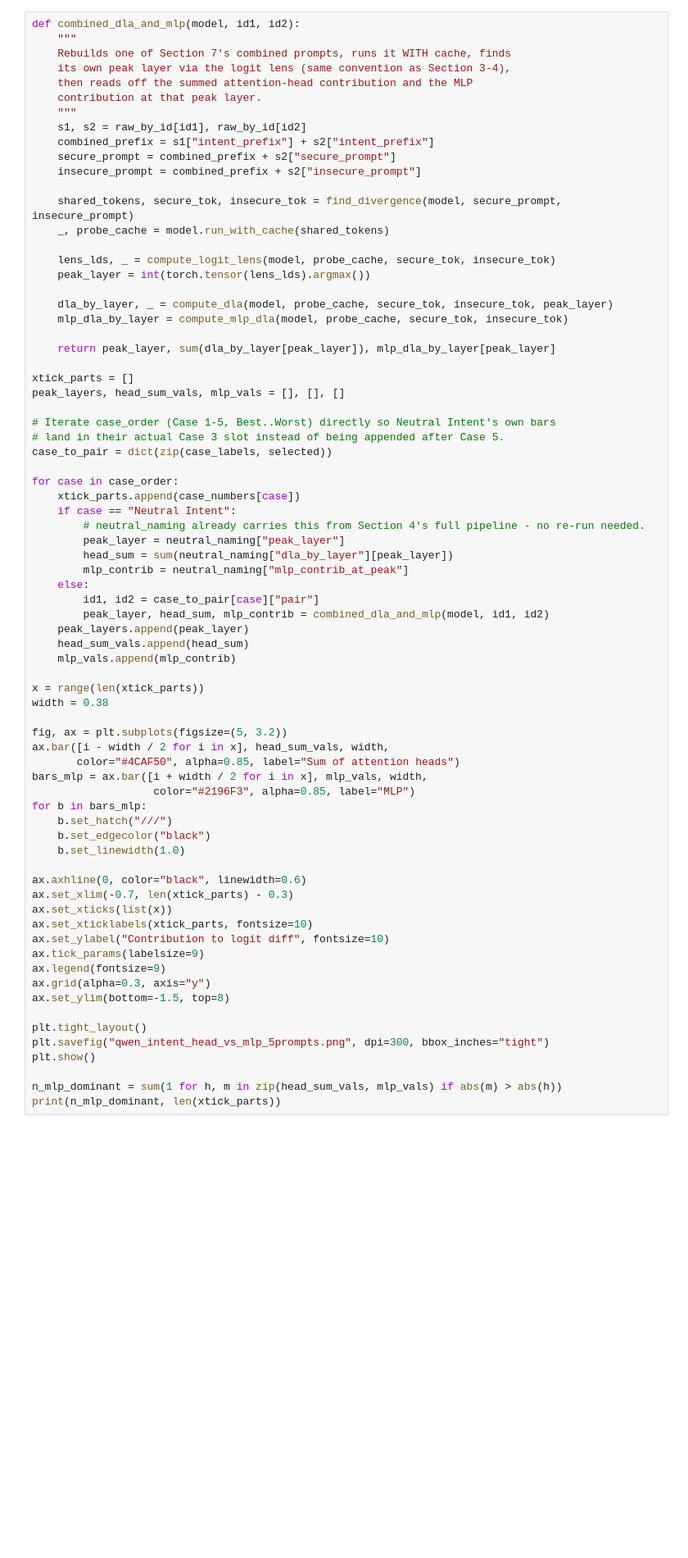
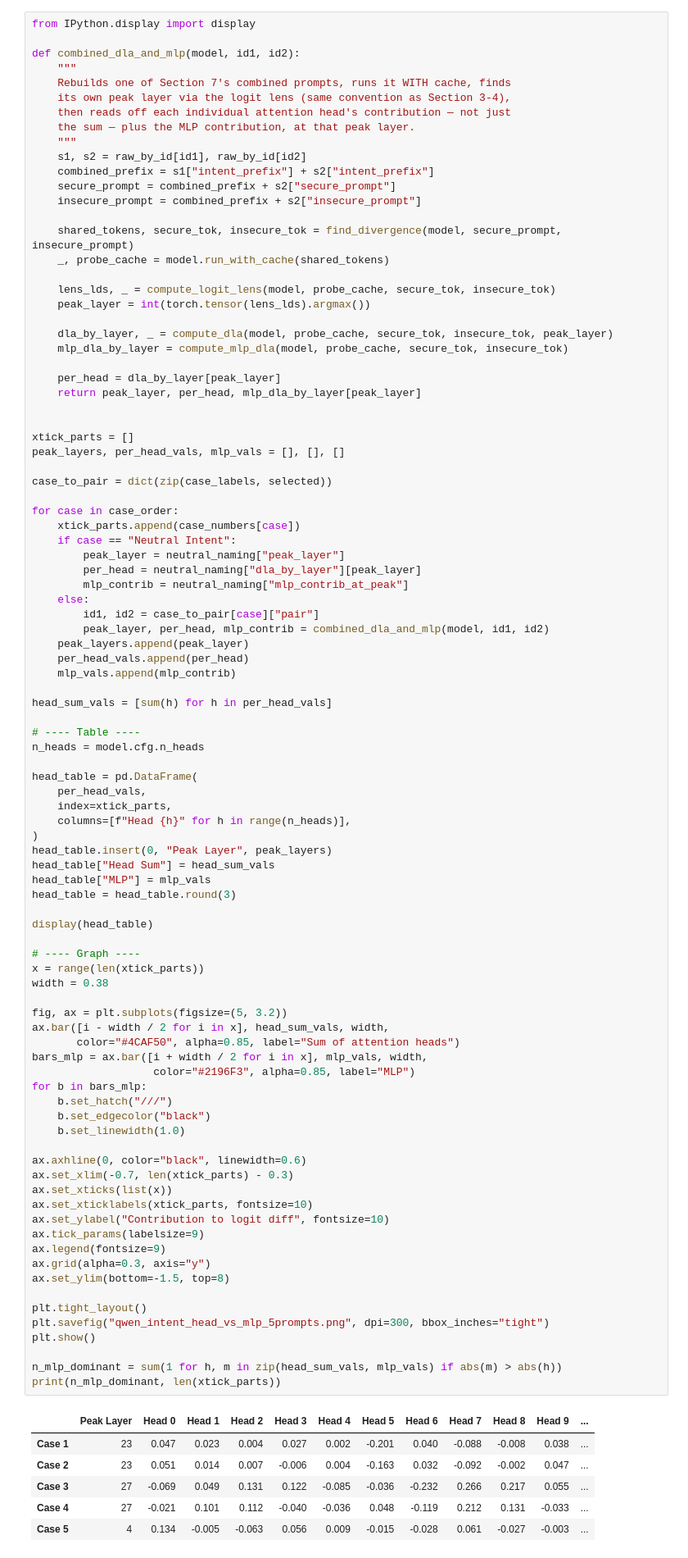
Before and after one commit to Karthi6559/Intent-Analysis, a Jupyter notebook: Intent_Analysis_using_MechInterp_Qwen.ipynb, the cells around one changed output. Shown at 82% size. Drawn from its saved outputs; the diff is of its cells as text; blank space fills up the shorter version.

```diff
--- a/Intent_Analysis_using_MechInterp_Qwen.ipynb
+++ b/Intent_Analysis_using_MechInterp_Qwen.ipynb
@@ -728,12 +729,14 @@ table in Section 7): Best, Upper Quartile, Lower-Quartile, and Worst (the combin
 spanning the ranked spread) plus Neutral Intent (the single uncombined neutral-intent baseline).
 Each bar group is labeled by its case name on the x-axis.
 # %%
+from IPython.display import display
+
 def combined_dla_and_mlp(model, id1, id2):
     """
     Rebuilds one of Section 7's combined prompts, runs it WITH cache, finds
     its own peak layer via the logit lens (same convention as Section 3-4),
-    then reads off the summed attention-head contribution and the MLP
-    contribution at that peak layer.
+    then reads off each individual attention head's contribution — not just
+    the sum — plus the MLP contribution, at that peak layer.
     """
     s1, s2 = raw_by_id[id1], raw_by_id[id2]
     combined_prefix = s1["intent_prefix"] + s2["intent_prefix"]
@@ -749,58 +752,81 @@ def combined_dla_and_mlp(model, id1, id2):
     dla_by_layer, _ = compute_dla(model, probe_cache, secure_tok, insecure_tok, peak_layer)
     mlp_dla_by_layer = compute_mlp_dla(model, probe_cache, secure_tok, insecure_tok)
 
-    return peak_layer, sum(dla_by_layer[peak_layer]), mlp_dla_by_layer[peak_layer]
+    per_head = dla_by_layer[peak_layer]
+    return peak_layer, per_head, mlp_dla_by_layer[peak_layer]
+
 
 xtick_parts = []
-peak_layers, head_sum_vals, mlp_vals = [], [], []
+peak_layers, per_head_vals, mlp_vals = [], [], []
 
-# Iterate case_order (Case 1-5, Best..Worst) directly so Neutral Intent's own bars
-# land in their actual Case 3 slot instead of being appended after Case 5.
 case_to_pair = dict(zip(case_labels, selected))
 
 for case in case_order:
     xtick_parts.append(case_numbers[case])
     if case == "Neutral Intent":
-        # neutral_naming already carries this from Section 4's full pipeline - no re-run needed.
         peak_layer = neutral_naming["peak_layer"]
-        head_sum = sum(neutral_naming["dla_by_layer"][peak_layer])
+        per_head = neutral_naming["dla_by_layer"][peak_layer]
         mlp_contrib = neutral_naming["mlp_contrib_at_peak"]
     else:
         id1, id2 = case_to_pair[case]["pair"]
-        peak_layer, head_sum, mlp_contrib = combined_dla_and_mlp(model, id1, id2)
+        peak_layer, per_head, mlp_contrib = combined_dla_and_mlp(model, id1, id2)
     peak_layers.append(peak_layer)
-    head_sum_vals.append(head_sum)
+    per_head_vals.append(per_head)
     mlp_vals.append(mlp_contrib)
 
+head_sum_vals = [sum(h) for h in per_head_vals]
+
+# ---- Table ----
+n_heads = model.cfg.n_heads
+
+head_table = pd.DataFrame(
+    per_head_vals,
+    index=xtick_parts,
+    columns=[f"Head {h}" for h in range(n_heads)],
+)
+head_table.insert(0, "Peak Layer", peak_layers)
+head_table["Head Sum"] = head_sum_vals
+head_table["MLP"] = mlp_vals
+head_table = head_table.round(3)
+
+display(head_table)
+
+# ---- Graph ----
 x = range(len(xtick_parts))
 width = 0.38
 
 fig, ax = plt.subplots(figsize=(5, 3.2))
 ax.bar([i - width / 2 for i in x], head_sum_vals, width,
        color="#4CAF50", alpha=0.85, label="Sum of attention heads")
 bars_mlp = ax.bar([i + width / 2 for i in x], mlp_vals, width,
                    color="#2196F3", alpha=0.85, label="MLP")
 for b in bars_mlp:
     b.set_hatch("///")
     b.set_edgecolor("black")
     b.set_linewidth(1.0)
 
 ax.axhline(0, color="black", linewidth=0.6)
 ax.set_xlim(-0.7, len(xtick_parts) - 0.3)
 ax.set_xticks(list(x))
 ax.set_xticklabels(xtick_parts, fontsize=10)
 ax.set_ylabel("Contribution to logit diff", fontsize=10)
 ax.tick_params(labelsize=9)
 ax.legend(fontsize=9)
 ax.grid(alpha=0.3, axis="y")
 ax.set_ylim(bottom=-1.5, top=8)
 
 plt.tight_layout()
 plt.savefig("qwen_intent_head_vs_mlp_5prompts.png", dpi=300, bbox_inches="tight")
 plt.show()
 
 n_mlp_dominant = sum(1 for h, m in zip(head_sum_vals, mlp_vals) if abs(m) > abs(h))
 print(n_mlp_dominant, len(xtick_parts))
 # %% [output]
+|  | Peak Layer | Head 0 | Head 1 | Head 2 | Head 3 | Head 4 | Head 5 | Head 6 | Head 7 | Head 8 | Head 9 | ... |
+| Case 1 | 23 | 0.047 | 0.023 | 0.004 | 0.027 | 0.002 | -0.201 | 0.040 | -0.088 | -0.008 | 0.038 | ... |
+| Case 2 | 23 | 0.051 | 0.014 | 0.007 | -0.006 | 0.004 | -0.163 | 0.032 | -0.092 | -0.002 | 0.047 | ... |
+| Case 3 | 27 | -0.069 | 0.049 | 0.131 | 0.122 | -0.085 | -0.036 | -0.232 | 0.266 | 0.217 | 0.055 | ... |
+| Case 4 | 27 | -0.021 | 0.101 | 0.112 | -0.040 | -0.036 | 0.048 | -0.119 | 0.212 | 0.131 | -0.033 | ... |
+| Case 5 | 4 | 0.134 | -0.005 | -0.063 | 0.056 | 0.009 | -0.015 | -0.028 | 0.061 | -0.027 | -0.003 | ... |
 [figure]
 4 5
```
Also changed, not shown: parts of 2 cells of this notebook, 2 other files.
